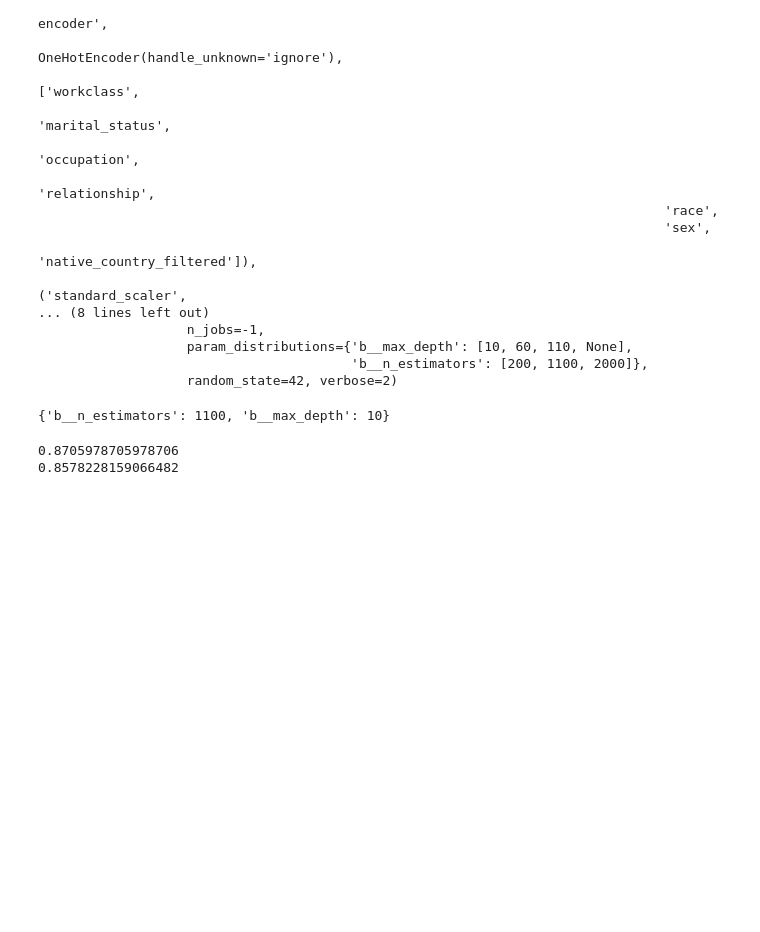
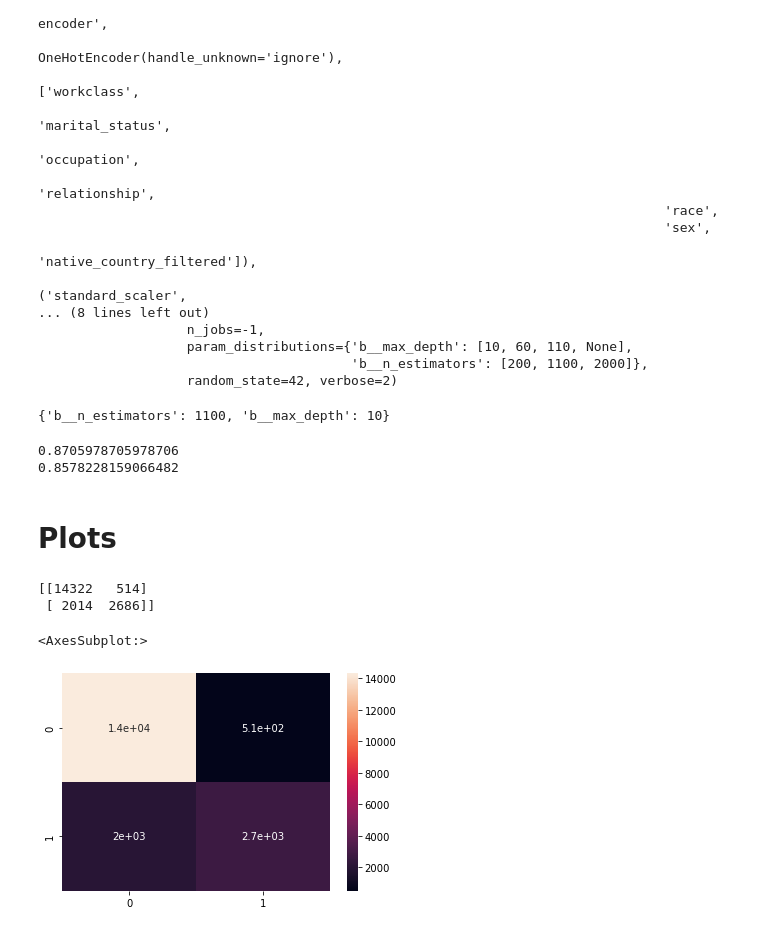
Before and after one commit to tchase56/ML_Examples, a Jupyter notebook: test.ipynb, the cells around one changed output. Cells and saved outputs as stored; diff of their text form; code cells hidden in the pictures; blank space fills up the shorter version.

```diff
--- a/test.ipynb
+++ b/test.ipynb
@@ -235,3 +238,15 @@ print(best_random.score(data_test, target_test))
 # %% [output]
 0.8705978705978706
 0.8578228159066482
+# %% [markdown]
+# Plots
+# %%
+cf_matrix_train = confusion_matrix(target_train, best_random.predict(data_train))
+print(cf_matrix_train)
+
+sns.heatmap(cf_matrix_train, annot=True)
+# %% [output]
+[[14322   514]
+ [ 2014  2686]]
+<AxesSubplot:>
+[figure, added]
```
Also changed, not shown: parts of 2 cells of this notebook.
